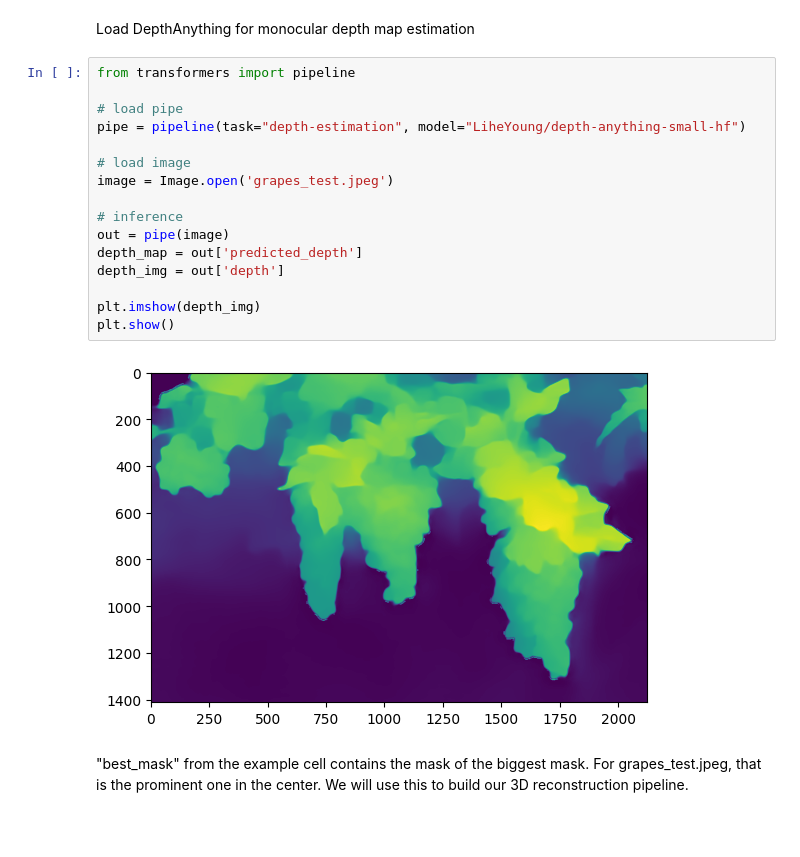
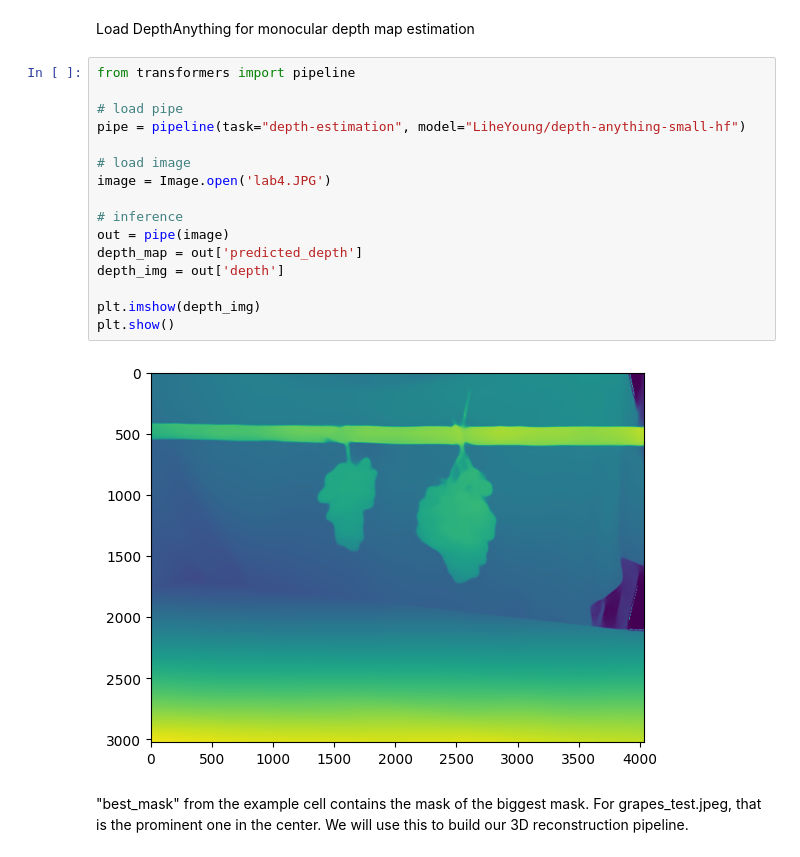
Before and after one commit to adi-balaji/grape_rob, a Jupyter notebook: grape_masking/wgisd_masking.ipynb, the cells around one changed output. Drawn from its saved outputs; the diff is of its cells as text; blank space fills up the shorter version.

```diff
--- a/grape_masking/wgisd_masking.ipynb
+++ b/grape_masking/wgisd_masking.ipynb
@@ -443,21 +445,21 @@ Load DepthAnything for monocular depth map estimation
 # %%
 from transformers import pipeline
 
 # load pipe
 pipe = pipeline(task="depth-estimation", model="LiheYoung/depth-anything-small-hf")
 
 # load image
-image = Image.open('grapes_test.jpeg')
+image = Image.open('lab4.JPG')
 
 # inference
 out = pipe(image)
 depth_map = out['predicted_depth']
 depth_img = out['depth']
 
 plt.imshow(depth_img)
 plt.show()
 # %% [output]
-[figure, old version]
+[figure, new version]
 # %% [markdown]
 "best_mask" from the example cell contains the mask of the biggest mask. For grapes_test.jpeg, that is the prominent one in the center. We will use this to build our 3D reconstruction pipeline.
 # %%
```
Also changed, not shown: parts of 8 cells of this notebook, 9 other files.
